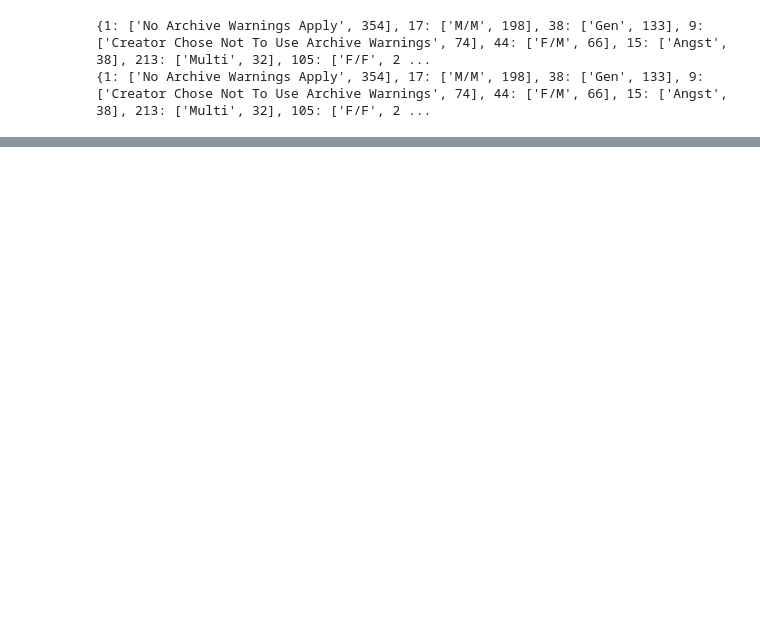
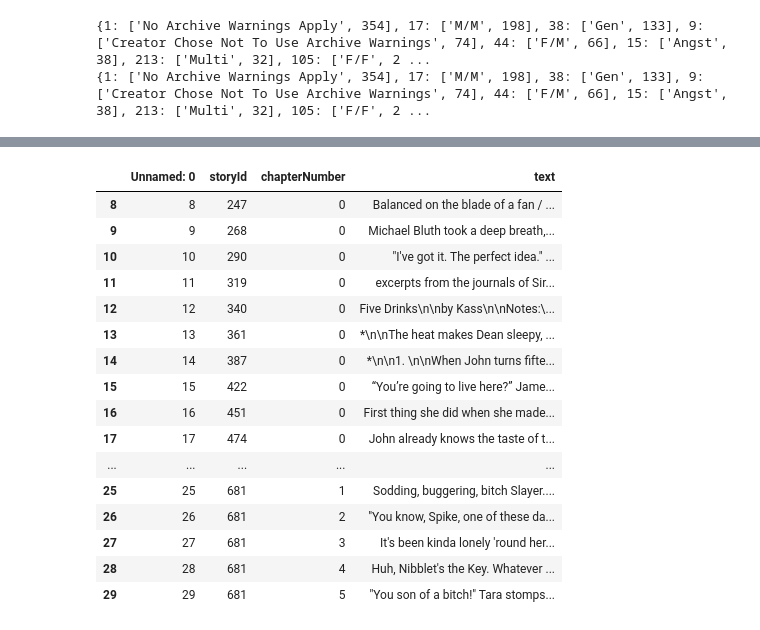
Before and after one commit to bekwashburn/COMP5360_Final_Project, a Jupyter notebook: COMP5360_data_CodeCat/Tags-Assessment.ipynb, the cells around one changed output, grey strips where cells are left out. Saved outputs shown, nothing was run; the diff lists cells and outputs as text; code cells hidden in the pictures; blank space fills up the shorter version.

```diff
--- a/COMP5360_data_CodeCat/Tags-Assessment.ipynb
+++ b/COMP5360_data_CodeCat/Tags-Assessment.ipynb
@@ -86,0 +90,4 @@ plt.show()
+# %%
+chapter_stuff = pd.read_csv("reduced_chapter_text.csv")
+pd.set_option("display.max_columns", None)
+print(chapter_stuff)
@@ -86,0 +112,21 @@ plt.show()
+# %%
+chapters_cool = chapter_stuff.iloc[8:30]
+chapters_cool
+# %% [output]
+|  | Unnamed: 0 | storyId | chapterNumber | text |
+| 8 | 8 | 247 | 0 | Balanced on the blade of a fan / ... |
+| 9 | 9 | 268 | 0 | Michael Bluth took a deep breath,... |
+| 10 | 10 | 290 | 0 | "I've got it. The perfect idea." ... |
+| 11 | 11 | 319 | 0 | excerpts from the journals of Sir... |
+| 12 | 12 | 340 | 0 | Five Drinks\n\nby Kass\n\nNotes:\... |
+| 13 | 13 | 361 | 0 | *\n\nThe heat makes Dean sleepy, ... |
+| 14 | 14 | 387 | 0 | *\n\n1. \n\nWhen John turns fifte... |
+| 15 | 15 | 422 | 0 | “You’re going to live here?” Jame... |
+| 16 | 16 | 451 | 0 | First thing she did when she made... |
+| 17 | 17 | 474 | 0 | John already knows the taste of t... |
+| ... | ... | ... | ... | ... |
+| 25 | 25 | 681 | 1 | Sodding, buggering, bitch Slayer.... |
+| 26 | 26 | 681 | 2 | "You know, Spike, one of these da... |
+| 27 | 27 | 681 | 3 | It's been kinda lonely 'round her... |
+| 28 | 28 | 681 | 4 | Huh, Nibblet's the Key. Whatever ... |
+| 29 | 29 | 681 | 5 | "You son of a bitch!" Tara stomps... |
```
Also changed, not shown: parts of 9 cells of this notebook, 2 other files.
